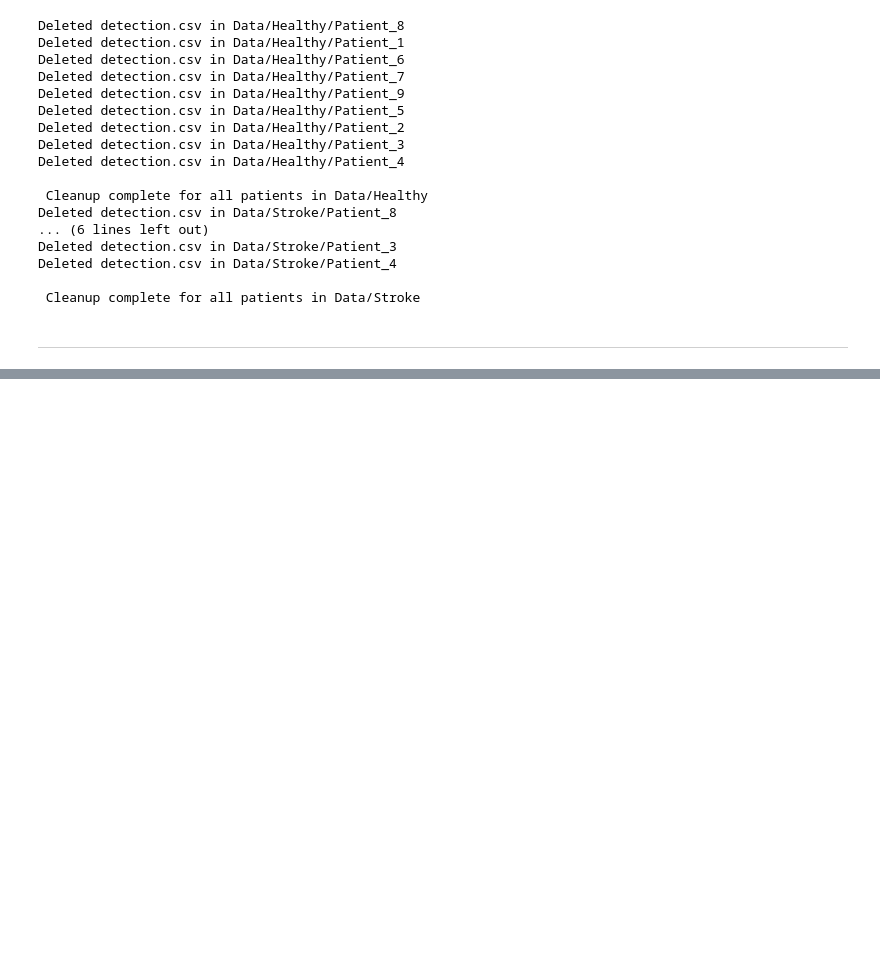
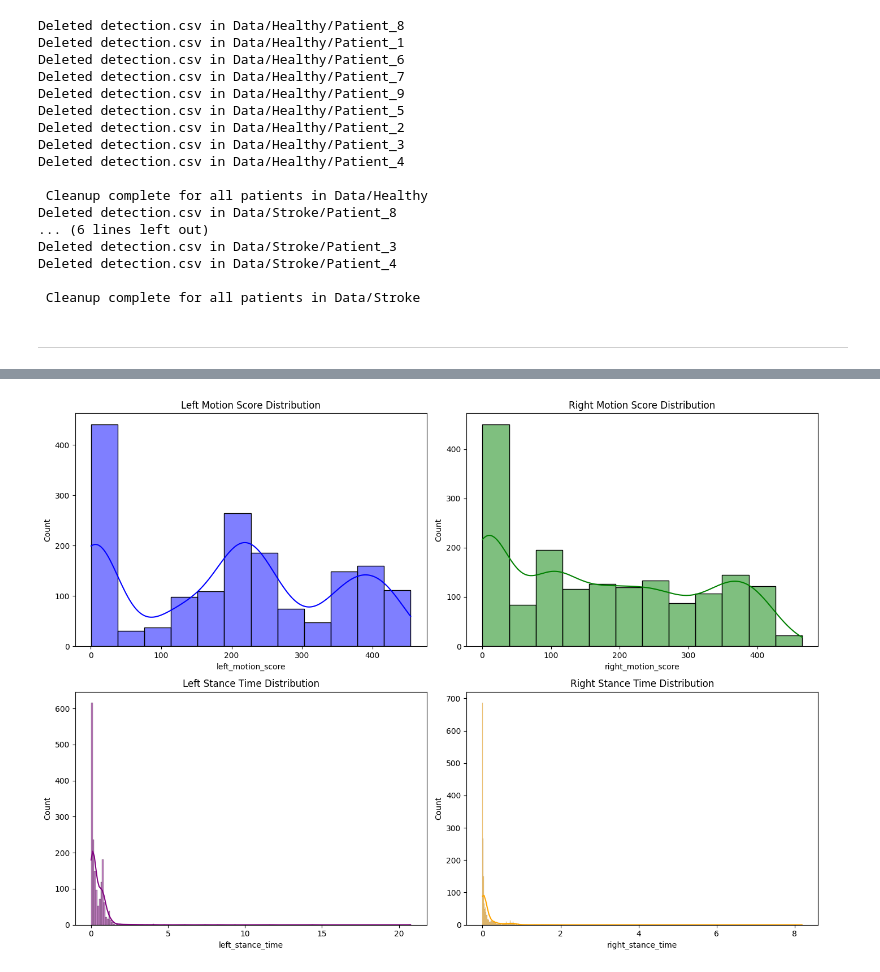
Before and after one commit to StamatisOrfanos/GaitRehab, a Jupyter notebook: gait_detection.ipynb, the cells around one changed output, grey strips where cells are left out. Cells and saved outputs as stored; diff of their text form; code cells hidden in the pictures; blank space fills up the shorter version.

```diff
--- a/gait_detection.ipynb
+++ b/gait_detection.ipynb
@@ -152,0 +254,19 @@ Deleted detection.csv in Data/Stroke/Patient_4
+# %%
+# Distribution plots of motion scores and gait timing
+fig, axes = plt.subplots(2, 2, figsize=(14, 10))
+sns.histplot(valid_df['left_motion_score'], kde=True, ax=axes[0, 0], color='blue')
+axes[0, 0].set_title('Left Motion Score Distribution')
+
+sns.histplot(valid_df['right_motion_score'], kde=True, ax=axes[0, 1], color='green')
+axes[0, 1].set_title('Right Motion Score Distribution')
+
+sns.histplot(valid_df['left_stance_time'].dropna(), kde=True, ax=axes[1, 0], color='purple')
+axes[1, 0].set_title('Left Stance Time Distribution')
+
+sns.histplot(valid_df['right_stance_time'].dropna(), kde=True, ax=axes[1, 1], color='orange')
+axes[1, 1].set_title('Right Stance Time Distribution')
+
+plt.tight_layout()
+plt.show()
+# %% [output]
+[figure, added]
```
Also changed, not shown: parts of 5 cells of this notebook.
